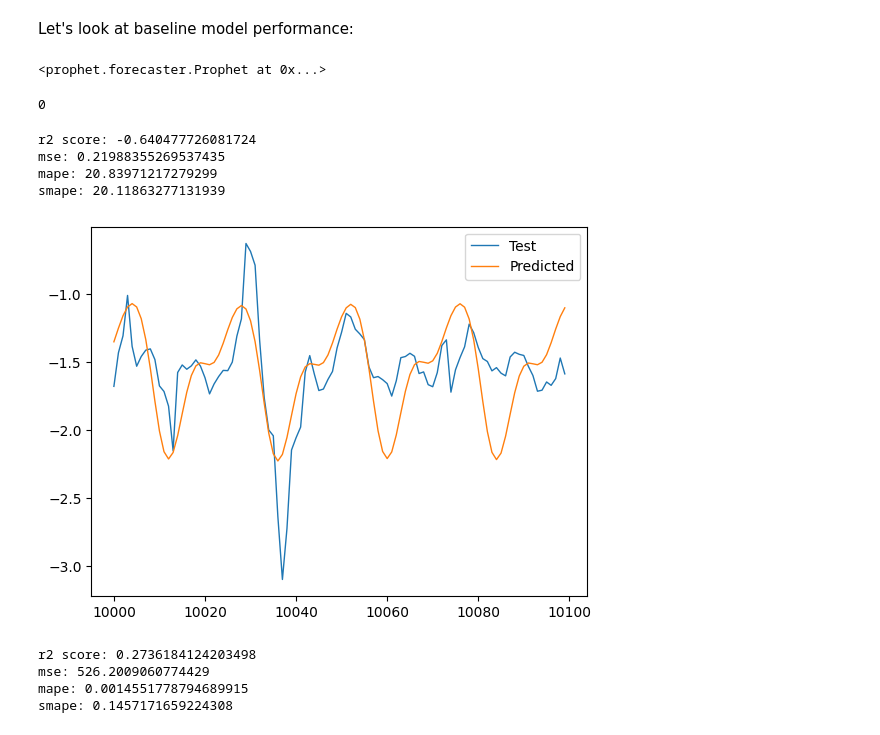
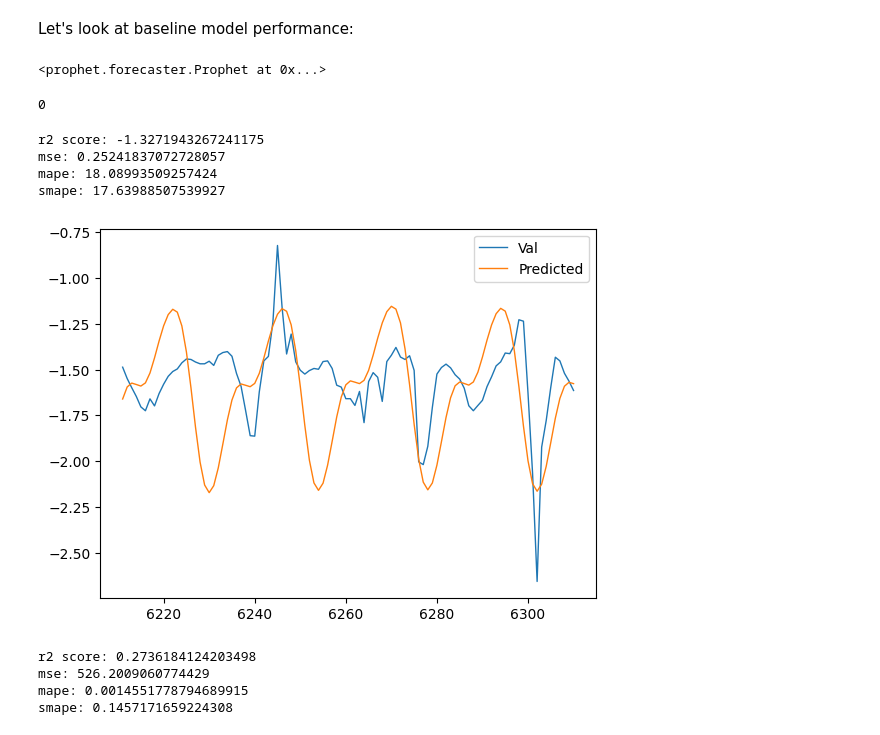
Before and after one commit to OkoksNeDam/geoinformation-data-forecasting, a Jupyter notebook: prophet.ipynb, the cells around one changed output. Drawn from its saved outputs; the diff is of its cells as text; code cells hidden in the pictures.

Commit message:
split time series to train, val, test

```diff
--- a/prophet.ipynb
+++ b/prophet.ipynb
@@ -337,2 +264,4 @@ mean_train, std_train
 # %%
 df_train.y = (df_train.y - mean_train) / std_train
+df_val.y = (df_val.y - mean_train) / std_train
+df_test.y = (df_test.y - mean_train) / std_train
@@ -344,52 +287,40 @@ plt.plot(df_train.y)
 # %% [markdown]
 Let's look at baseline model performance:
-# %%
-baseline_model = Prophet(changepoint_range=0.6, changepoint_prior_scale=0.002,	seasonality_prior_scale=10,	seasonality_mode='additive'	)
-baseline_model.fit(df_train)
-
-# baseline_model_cv = cross_validation(baseline_model, initial='1500 days', period='1000 days', horizon='1000 days', disable_tqdm=False)
-# performance_metrics(baseline_model_cv, rolling_window=1)
-# %% [output]
-<prophet.forecaster.Prophet at 0x...>
+# %%
+baseline_model = Prophet()
+baseline_model.fit(df_train)
+# %% [output]
+<prophet.forecaster.Prophet at 0x...>
 # %%
 def smape(A, F):
     return 100/len(A) * np.sum(2 * np.abs(F - A) / (np.abs(A) + np.abs(F)))
 # %%
-df_test = df_test.ffill()
-sum(df_test.y.isna())
+df_val = df_val.ffill()
+sum(df_val.y.isna())
 # %% [output]
 0
-# %%
-df_val = df_test[:15000]
 # %%
 future = df_val[['ds']]
 forecast = baseline_model.predict(future)
 
 predictions = forecast.iloc[-len(df_val):]['yhat']
 actuals = df_val['y']
 
-# predictions = (predictions - mean_train) / std_train
-actuals = (actuals - mean_train) / std_train
-
 print(f"r2 score: {r2_score(predictions, actuals)}")
 print(f"mse: {mean_squared_error(predictions, actuals)}")
 print(f"mape: {mean_absolute_percentage_error(predictions, actuals) * 100}")
 print(f"smape: {smape(predictions, actuals)}")
 
-plt.plot(actuals[-5000:-4900], label='Test', linewidth=1)
-plt.plot(predictions[-5000:-4900], label='Predicted', linewidth=1)
+plt.plot(actuals[-12000:-11900], label='Val', linewidth=1)
+plt.plot(predictions[-12000:-11900], label='Predicted', linewidth=1)
 plt.legend()
 plt.show()
-# r2 score: -0.6269513754831098
-# mse: 0.21903890416647542
-# mape: 20.328985490832967
-# smape: 19.865840725178487
 # %% [output]
-r2 score: -0.640477726081724
-mse: 0.21988355269537435
-mape: 20.83971217279299
-smape: 20.11863277131939
+r2 score: -1.3271943267241175
+mse: 0.25241837072728057
+mape: 18.08993509257424
+smape: 17.63988507539927
-[figure, old version]
+[figure, new version]
 # %%
 baseline_model = Prophet(changepoint_range=0.6, changepoint_prior_scale=0.002,	seasonality_prior_scale=10,	seasonality_mode='additive'	)
 baseline_model.fit(df_train)
```
Also changed, not shown: parts of 28 cells of this notebook.
